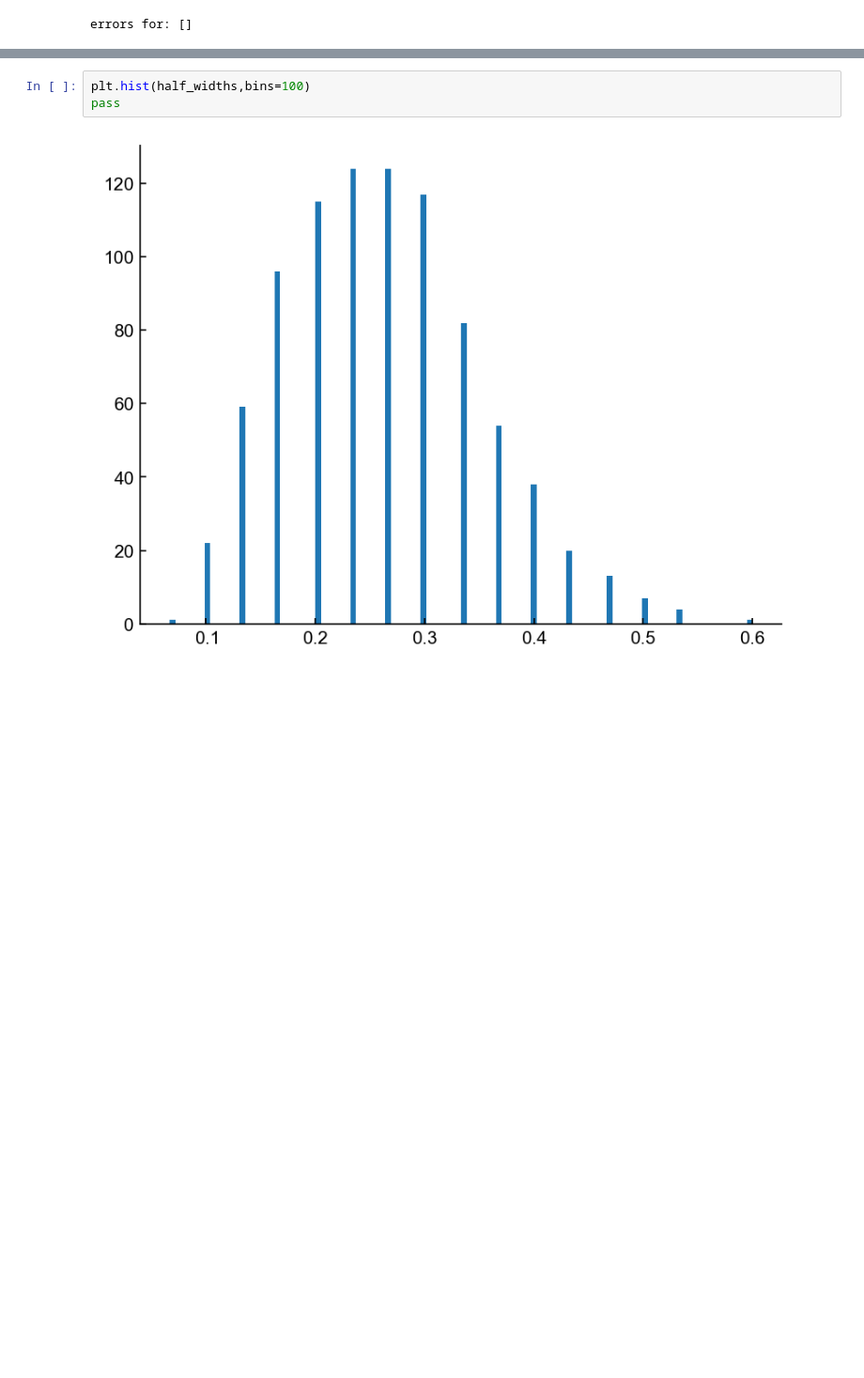
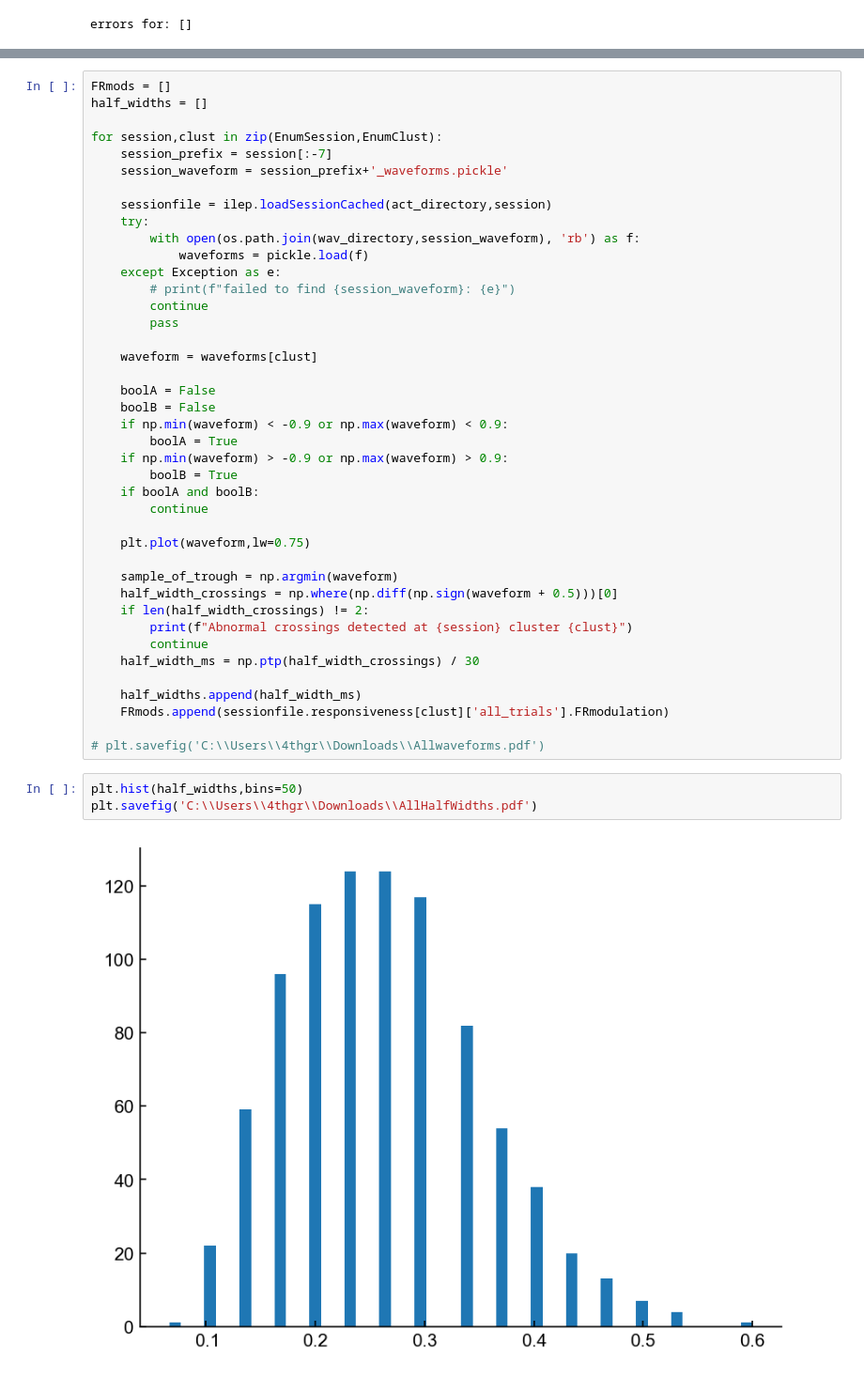
Before and after one commit to InsanallyLab/TothSidleck2024, a Jupyter notebook: Notebooks/Reviewer 1/Waveforms CR NCR.ipynb, the cells around one changed output, grey strips where cells are left out. Shown at 94% size. Cells and saved outputs as stored; diff of their text form; blank space fills up the shorter version.

```diff
--- a/Notebooks/Reviewer 1/Waveforms CR NCR.ipynb
+++ b/Notebooks/Reviewer 1/Waveforms CR NCR.ipynb
@@ -235,5 +318,46 @@ Abnormal crossings detected at BS_42_6_AC.pickle cluster 73
+# %%
+FRmods = []
+half_widths = []
+
+for session,clust in zip(EnumSession,EnumClust):
+    session_prefix = session[:-7]
+    session_waveform = session_prefix+'_waveforms.pickle'
+
+    sessionfile = ilep.loadSessionCached(act_directory,session)
+    try:
+        with open(os.path.join(wav_directory,session_waveform), 'rb') as f:
+            waveforms = pickle.load(f)
+    except Exception as e:
+        # print(f"failed to find {session_waveform}: {e}")
+        continue
+        pass
+
+    waveform = waveforms[clust]
+
+    boolA = False
+    boolB = False
+    if np.min(waveform) < -0.9 or np.max(waveform) < 0.9:
+        boolA = True
+    if np.min(waveform) > -0.9 or np.max(waveform) > 0.9:
+        boolB = True
+    if boolA and boolB:
+        continue
+
+    plt.plot(waveform,lw=0.75)
+
+    sample_of_trough = np.argmin(waveform)
+    half_width_crossings = np.where(np.diff(np.sign(waveform + 0.5)))[0]
+    if len(half_width_crossings) != 2:
+        print(f"Abnormal crossings detected at {session} cluster {clust}")
+        continue
+    half_width_ms = np.ptp(half_width_crossings) / 30
+
+    half_widths.append(half_width_ms)
+    FRmods.append(sessionfile.responsiveness[clust]['all_trials'].FRmodulation)
+
+# plt.savefig('C:\\Users\\4thgr\\Downloads\\Allwaveforms.pdf')
 # %%
-plt.hist(half_widths,bins=100)
-pass
+plt.hist(half_widths,bins=50)
+plt.savefig('C:\\Users\\4thgr\\Downloads\\AllHalfWidths.pdf')
 # %% [output]
-[figure, old version]
+[figure, new version]
```
Also changed, not shown: parts of 41 cells of this notebook, 9 other files.
